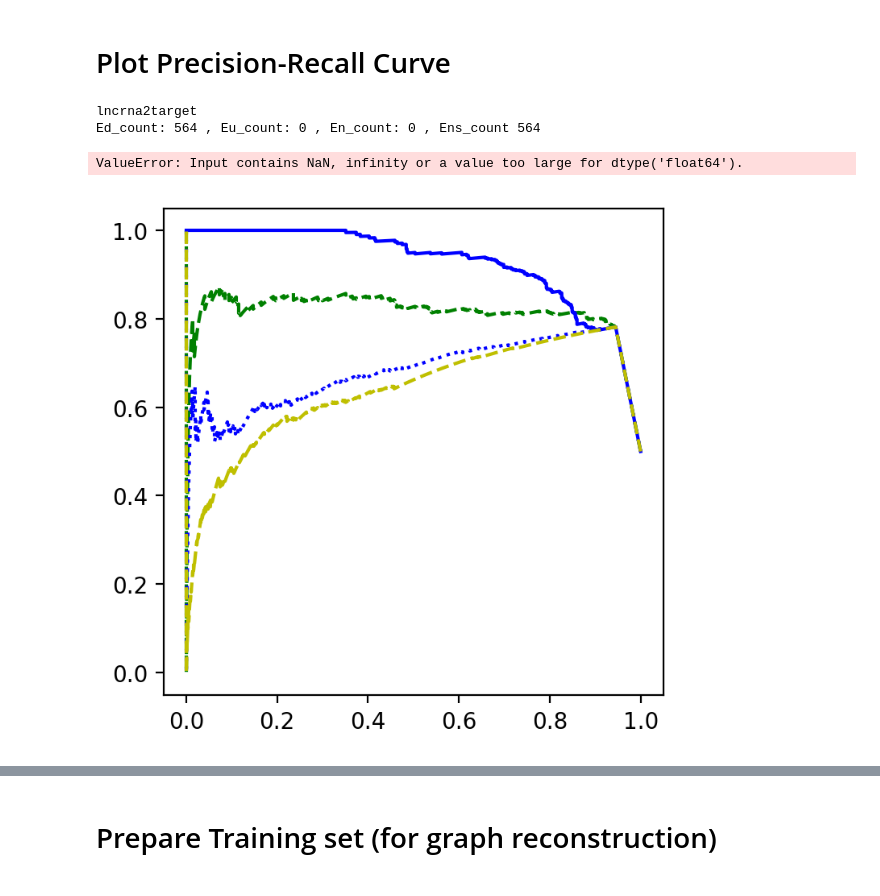
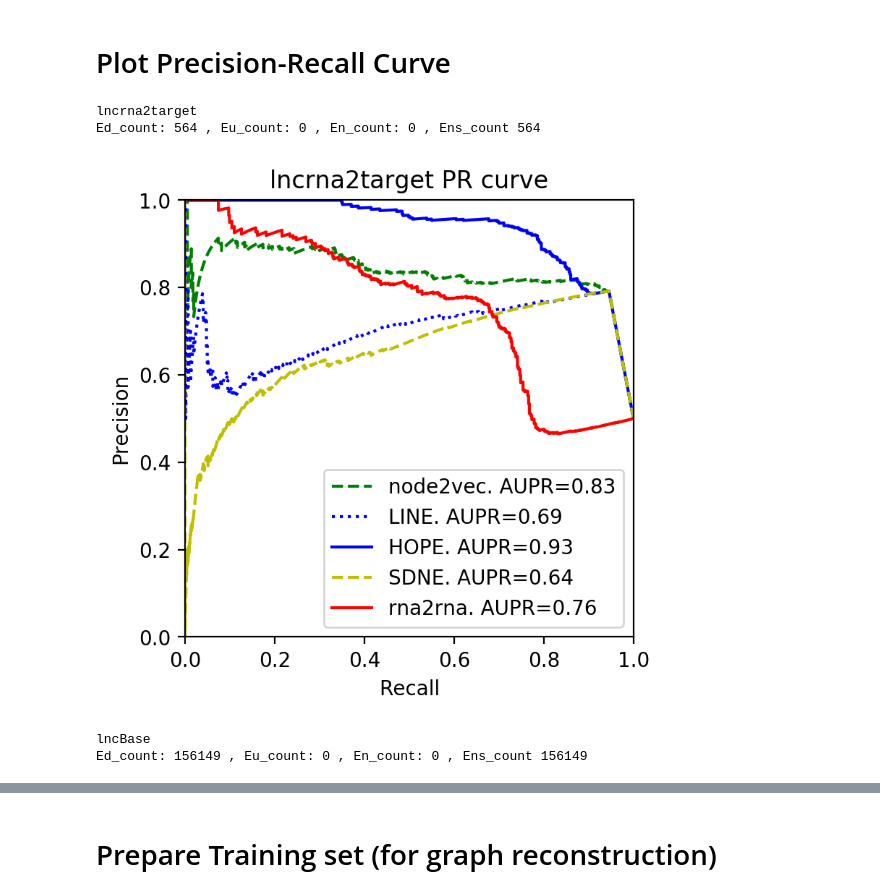
Before and after one commit to JonnyTran/MultiOmicsGraphEmbedding, a Jupyter notebook: Siamese Graph Embedding.ipynb, the cells around one changed output, grey strips where cells are left out. Cells and saved outputs as stored; diff of their text form; code cells hidden in the pictures.

```diff
--- a/Siamese Graph Embedding.ipynb
+++ b/Siamese Graph Embedding.ipynb
@@ -218,9 +252,9 @@ methods["node2vec"] = node2vec_emb
 methods["LINE"] = line_emb
 methods["HOPE"] = hope_emb
 methods["SDNE"] = sdne_emb
-methods["BioVec"] = biovec_emb
-methods["rna2rna"] = rna2rna_emb
-methods["siamese"] = siamese
+# methods["BioVec"] = biovec_emb
+# methods["rna2rna"] = rna2rna_emb
+methods["rna2rna"] = siamese
 # %% [markdown]
 # Prepare Validation Set
 # %%
@@ -245,17 +279,18 @@ word index: {'A': 1, 'T': 2, 'G': 3, 'C': 4}
 # %%
 from moge.evaluation.link_prediction import evaluate_pr_curve_link_pred, evaluate_pr_curve_link_pred_by_database
 # evaluate_pr_curve_link_pred(methods, X, y_true)
 evaluate_pr_curve_link_pred_by_database(methods, generator_val,
                                         tests=[
                                             ("LNC", "GE", "lncrna2target"),
                                             ("MIR", "LNC", "lncBase"),
-                                            ("MIR", "GE", "miRTarBase"),
-                                            ("GE", "GE", "BioGRID"),
+#                                             ("MIR", "GE", "miRTarBase"),
+#                                             ("GE", "GE", "BioGRID"),
 #                                             ("LNC", "GE", "lncRInter"),
 #                                             ("LNC", "GE", "LncReg"),
                                               ])
 # %% [output]
 lncrna2target
 Ed_count: 564 , Eu_count: 0 , En_count: 0 , Ens_count 564
+[figure, new version]
-ValueError: Input contains NaN, infinity or a value too large for dtype('float64').
+lncBase
+Ed_count: 156149 , Eu_count: 0 , En_count: 0 , Ens_count 156149
-[figure, old version]
```
Also changed, not shown: parts of 14 cells of this notebook, 7 other files.
